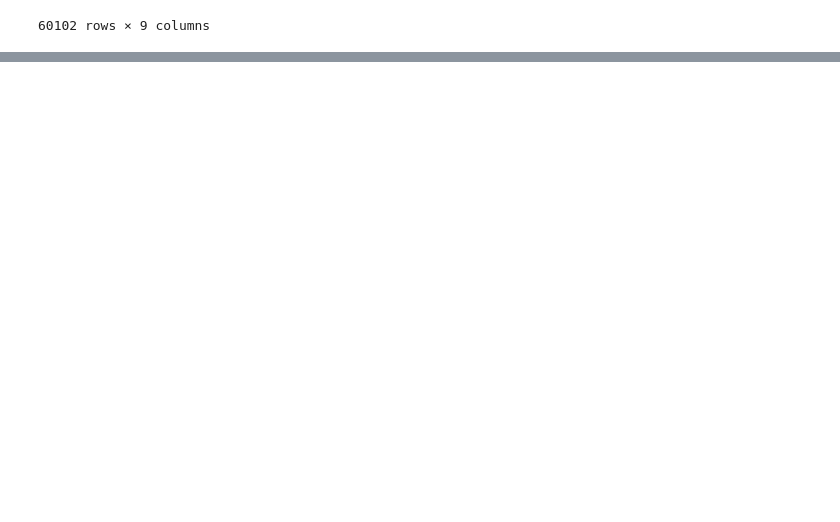
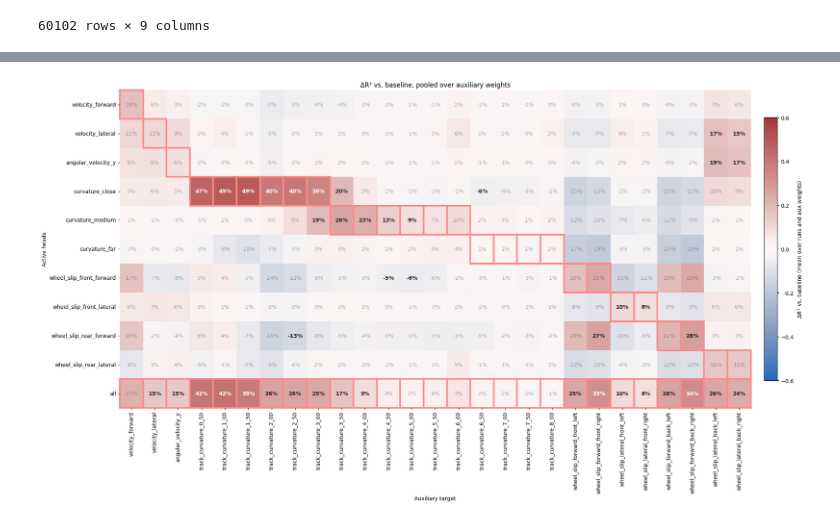
Before and after one commit to jacquesamsel/skripsie, a Jupyter notebook: aux_head_regression_results.ipynb, the cells around one changed output, grey strips where cells are left out. Saved outputs shown, nothing was run; the diff lists cells and outputs as text; code cells hidden in the pictures; blank space fills up the shorter version.

```diff
--- a/aux_head_regression_results.ipynb
+++ b/aux_head_regression_results.ipynb
@@ -135 +127,60 @@ fig.savefig("results/figures/probe_heatmap.pdf")
+# %%
+scores = (
+    data[data["iteration"] == 600]
+    .pivot(index=["model_name", "aux_weight", "run_number"], columns="target", values="r2_score")
+    [AUX_HEAD_KEYS]
+)
+base = scores.loc["baseline"]
+
+# pool all aux weights (and runs) per model
+mean_r2 = scores.groupby(level="model_name").mean()
+
+# Welch t-test per (model, target), all aux-weight runs pooled vs. baseline runs
+pvals = scores.drop("baseline").groupby(level="model_name").apply(
+    lambda g: pd.Series(ttest_ind(g, base, equal_var=False).pvalue, index=AUX_HEAD_KEYS)
+)
+
+# BH correction across the whole model x target grid
+pvals = pd.DataFrame(
+    false_discovery_control(pvals.to_numpy().ravel()).reshape(pvals.shape),
+    index=pvals.index, columns=pvals.columns,
+)
+
+to_show = mean_r2.sub(mean_r2.loc["baseline"], axis="columns").drop("baseline")
+
+# keep row order consistent with HYPERPARAMETER_GROUPS
+row_order = [m for m in HYPERPARAMETER_GROUPS if m in to_show.index]
+to_show = to_show.loc[row_order]
+pvals = pvals.loc[row_order]
+
+fig, ax = plt.subplots(figsize=(22, 0.7 * len(row_order) + 3))
+sns.heatmap(to_show, ax=ax, annot=True, fmt=".0%", cmap="vlag", cbar=False, vmin=-0.6, vmax=0.6)
+
+ax.set(title="ΔR² vs. baseline, pooled over auxiliary weights",
+       xlabel="Auxiliary target", ylabel="Active heads")
+
+# fade non-significant cells, bold significant ones (position-based, so NaN cells can't misalign)
+sig = (pvals < 0.05).to_numpy()
+for txt in ax.texts:
+    x, y = txt.get_position()
+    if sig[int(y), int(x)]:
+        txt.set_fontweight("bold")
+    else:
+        txt.set_alpha(0.35)
+
+# outline the cells for each model's active heads
+for r, model in enumerate(row_order):
+    for t in HYPERPARAMETER_GROUPS[model]:
+        if t in to_show.columns:
+            c = to_show.columns.get_loc(t)
+            ax.add_patch(mpatches.Rectangle((c, r), 1, 1, fill=False,
+                                            edgecolor="#ff8989", lw=3, clip_on=False))
+
+fig.colorbar(ax.collections[0], ax=ax, location="right",
+             label=r"$\Delta R^2$ vs. baseline (mean over runs and aux weights)",
+             fraction=0.02, pad=0.02)
+
+fig.savefig("results/figures/probe_heatmap_aux_pooled.pdf", bbox_inches="tight")
+# %% [output]
+[figure, added]
 # %%
```
Also changed, not shown: parts of 10 cells of this notebook, 20 other files.
